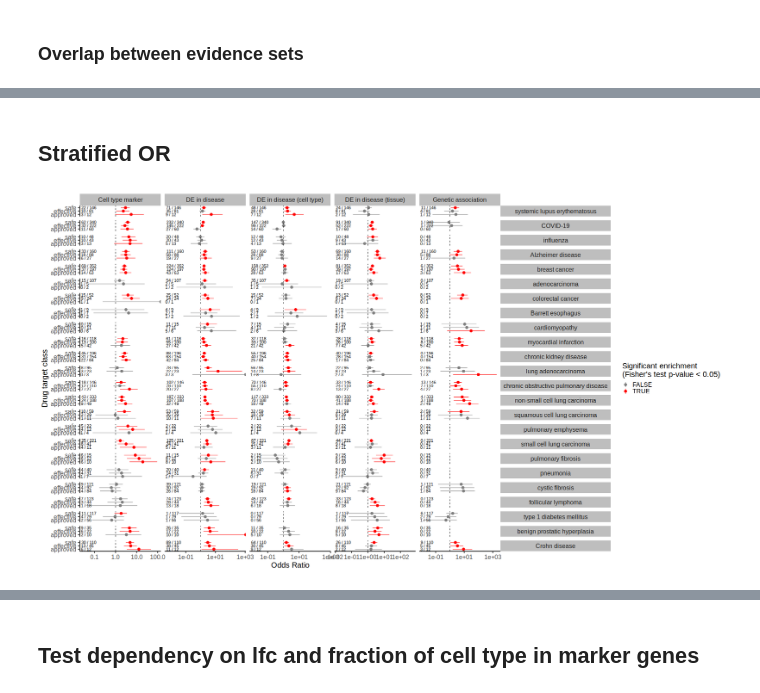
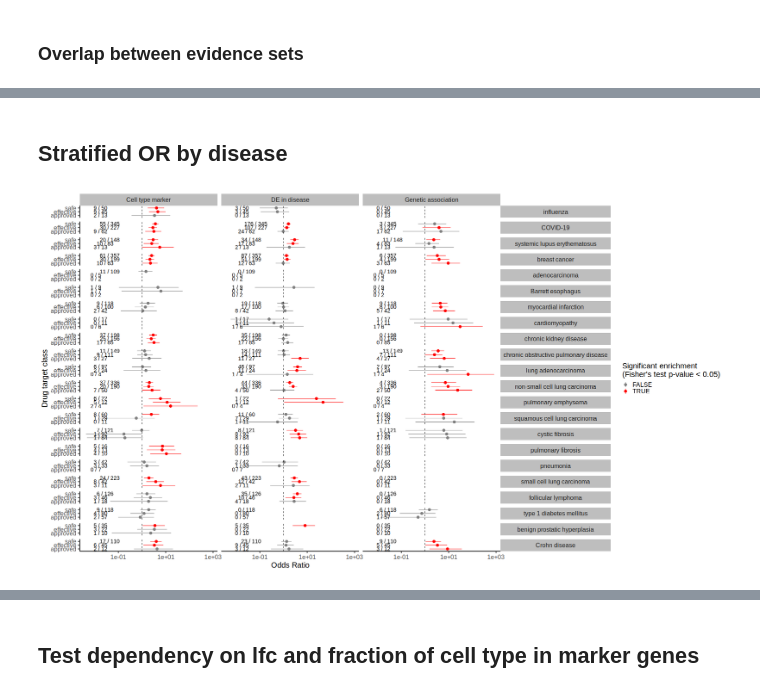
Before and after one commit to emdann/sc_target_evidence, a Jupyter notebook: analysis/OR_association_analysis.ipynb, the cells around one changed output, grey strips where cells are left out. Cells and saved outputs as stored; diff of their text form; code cells hidden in the pictures.

```diff
--- a/analysis/OR_association_analysis.ipynb
+++ b/analysis/OR_association_analysis.ipynb
@@ -457,0 +704,19 @@ ggsave(paste0(figdir, 'OR_results_intersect.png'), height=6, width=22)
+# %%
+combo_evidence_cols = evidence_cols + [x for x in targets_evidence_all.columns if '_AND_' in x] + [x for x in targets_evidence_all.columns if '_OR_' in x]
+results_combo_df = pd.DataFrame()
+
+# Large universe
+for u_name, u_list in universe_dict.items():
+    for ot_ev in ['is_safe', 'is_effective', 'is_approved']:
+        for ev in combo_evidence_cols:
+            or_df = association_utils.get_OR(targets_evidence_all, ev, ot_ev, gene_universe=u_list)
+            or_df['universe'] = u_name
+            results_combo_df = pd.concat([results_combo_df, or_df], axis=0)
+
+# gene classes
+for u_name, u_list in annos_ensids.items():
+    for ot_ev in ['is_safe', 'is_effective', 'is_approved']:
+        for ev in combo_evidence_cols:
+            or_df = association_utils.get_OR(targets_evidence_all, ev, ot_ev, gene_universe=u_list)
+            or_df['universe'] = u_name
+            results_combo_df = pd.concat([results_combo_df, or_df], axis=0)
@@ -457,0 +739,5 @@ ggsave(paste0(figdir, 'OR_results_intersect.png'), height=6, width=22)
+# %%
+results_combo_df = pd.concat([results_combo_df, results_combo_df['evidence'].str.split("_AND_|_OR_", expand=True)], axis=1).rename({0:'ev1', 1:'ev2'}, axis=1)
+results_combo_df['operation'] = np.where(results_combo_df.evidence.str.contains('AND'), 'AND', np.where(results_combo_df.evidence.str.contains('OR'), 'OR', 'single'))
+# %%
+results_combo_df = results_combo_df[results_combo_df['operation'] != 'single'].copy()
@@ -510,11 +1049,10 @@ plt.savefig(figdir + 'upset_evidence_effective.png')
 # %% [markdown]
-## Stratified OR
+## Stratified OR by disease
 # %%
-evidence_cols =  ['disease_ct_evidence', 'ct_marker_evidence', 'disease_evidence','bulk_disease_evidence', 'has_genetic_support']
+evidence_cols =  [ 'ct_marker_evidence', 'disease_evidence', 'has_genetic_support']
 
 n_x_disease = targets_evidence_all.groupby('disease_ontology_id').sum()
-test_diseases = n_x_disease.index[(n_x_disease['disease_ct_evidence'] > 0) & (n_x_disease['is_approved'] > 0)]
-
+test_diseases = n_x_disease.index[(n_x_disease['has_genetic_support'] > 0) & (n_x_disease['is_approved'] > 0)]
 OR_disease_df = association_utils.compute_grouped_OR(
     targets_evidence_all[targets_evidence_all['disease_ontology_id'].isin(test_diseases)],
     group_by = 'disease_ontology_id',
@@ -522,3 +1060,8 @@ OR_disease_df = association_utils.compute_grouped_OR(
     clinical_status_cols = ['is_safe', 'is_effective', 'is_approved'],
     gene_universe = universe_dict['protein_coding_targets']
     )
+
+OR_disease_df['disease_relevant_tissue'] = [disease_tissue_mapper[x.replace('_', ':')] for x in OR_disease_df.disease_ontology_id]
+OR_disease_df['disease'] = [disease_name_mapper[x.replace('_', ':')] for x in OR_disease_df.disease_ontology_id]
+
+disease_order = targets_evidence_all[['disease', 'disease_relevant_tissue']].drop_duplicates().sort_values('disease_relevant_tissue')['disease']
@@ -530,16 +1070,18 @@ disease_order = targets_evidence_all[['disease', 'disease_relevant_tissue']].dro
 # %%
 %%R -i OR_disease_df -h 1000 -w 1800 -i disease_order
 
-OR_disease_df <- mutate(OR_disease_df, disease = factor(disease, levels=as.list(disease_order)))
+OR_disease_df <- mutate(OR_disease_df, disease = factor(disease, levels=as.list(disease_order))) %>%
+    filter(evidence %in% c('ct_marker_evidence', 'disease_evidence','has_genetic_support'))
 
 plot_OR(OR_disease_df,
         text_position='left') +
-    facet_grid(disease~evidence, scales='free_x',
+    facet_grid(disease~evidence,
                labeller = labeller(evidence = as_labeller(evidence_labels))) +
     expand_limits(x=0.05) +
-    ggsave(paste0(figdir, 'OR_results.by_disease.png'), height=18, width=25)
+    ggsave(paste0(figdir, 'OR_results.by_disease.png'), height=18, width=20) +
+    ggsave(paste0(figdir, 'OR_results.by_disease.pdf'), height=18, width=20)
 # %% [output]
-[figure, old version]
+[figure, new version]
 # %%
 n_x_tissue = targets_evidence_all.groupby('disease_relevant_tissue').sum()
 test_tissues = n_x_tissue.index[(n_x_tissue['disease_ct_evidence'] > 0) & (n_x_tissue['is_approved'] > 0)]
```
Also changed, not shown: parts of 133 cells of this notebook, 14 other files.
